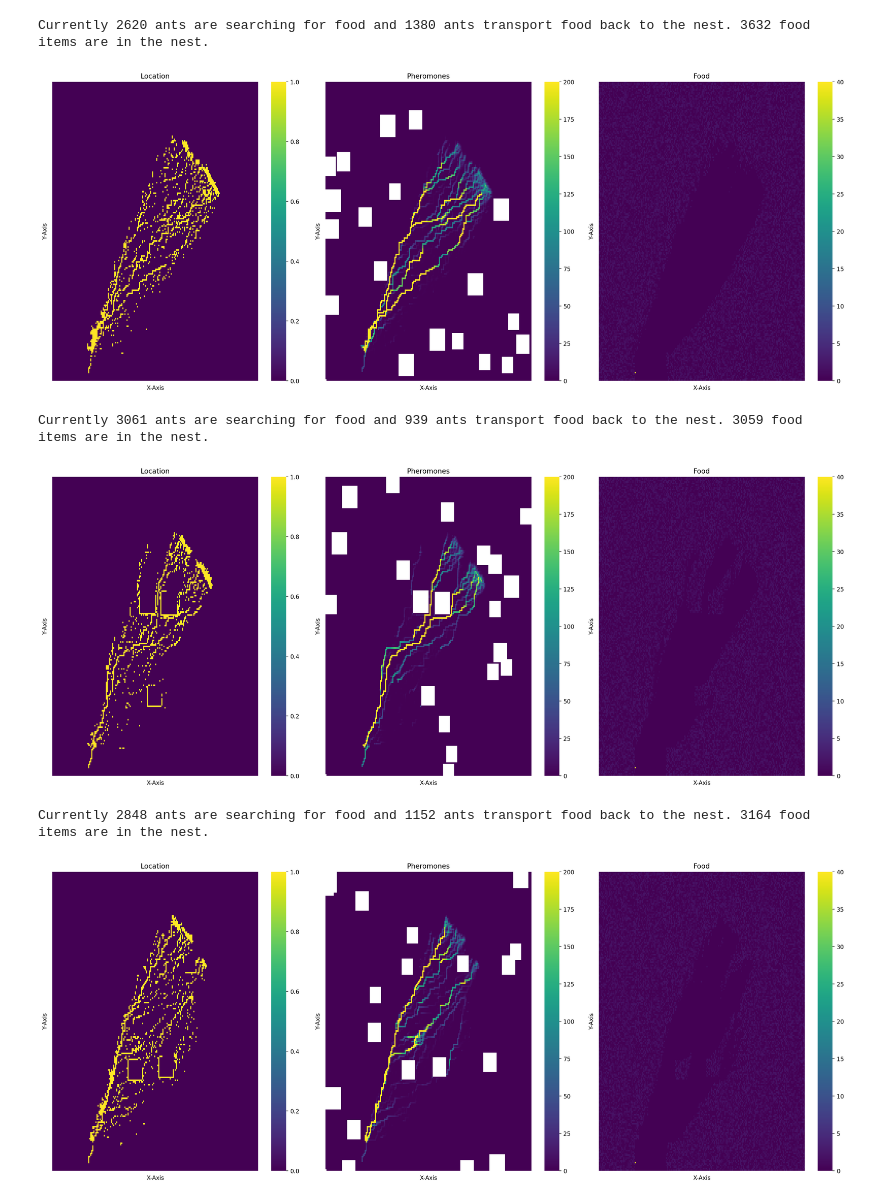
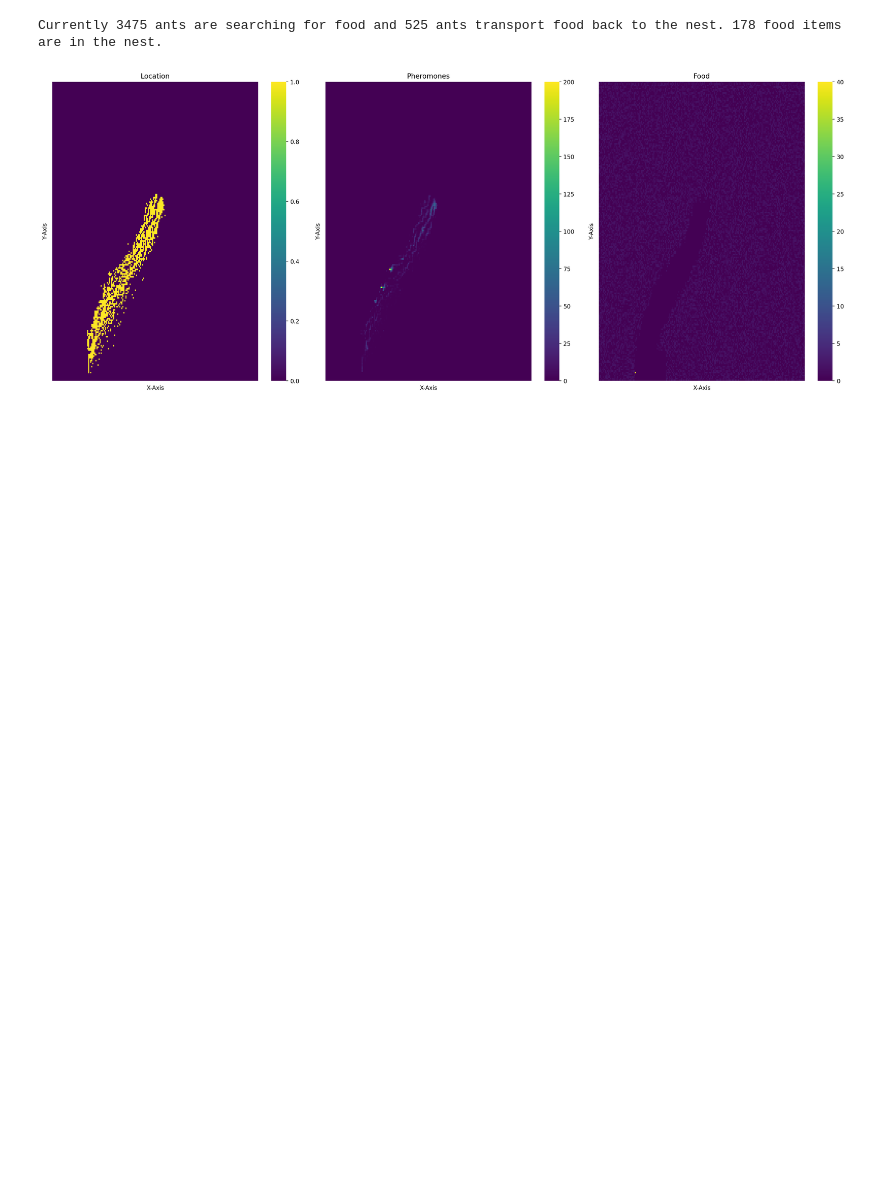
Before and after one commit to llctrautmann/ArmyAntsRaidingIAM, a Jupyter notebook: army_ants_raid_model_v2.ipynb, the cells around one changed output. Saved outputs shown, nothing was run; the diff lists cells and outputs as text; code cells hidden in the pictures; blank space fills up the shorter version.

```diff
--- a/army_ants_raid_model_v2.ipynb
+++ b/army_ants_raid_model_v2.ipynb
@@ -712,6 +707,6 @@ def model(nodes,steps,ants_per_step,max_ants):
 
     return nodes
 # %%
-nodes, node_array = create_nodes(n=40000,experiment=2,randomise_capacity = True,terrain=False, nests=False,realistic_world=False, evaporation_rate=1/10)
+nodes, node_array = create_nodes(n=40000,experiment=2,randomise_capacity = False,terrain=False, nests=False,realistic_world=False, evaporation_rate=1/10)
 new_nodes = model(nodes=nodes,steps=1000,ants_per_step=10,max_ants=4000)
 multiplot(new_nodes,one=False,two=False,total=True,exp='0x00_rand')
@@ -721,12 +713,8 @@ Currently 2936 ants are searching for food and 1064 ants transport food back to
 # %%
-for i in range(20):
-    nodes, node_array = create_nodes(n=40000,experiment=4,randomise_capacity = True,terrain=True, nests=False,realistic_world=False, evaporation_rate=1/30)
-    new_nodes = model(nodes=nodes,steps=1300,ants_per_step=10,max_ants=4000)
-    multiplot(new_nodes,one=False,two=False,total=True,exp='RxT')
+for i in range(1):
+    nodes, node_array = create_nodes(n=40000,experiment=4,randomise_capacity = False,terrain=False, nests=False,realistic_world=False, evaporation_rate=1/5)
+    new_nodes = model(nodes=nodes,steps=1000,ants_per_step=10,max_ants=4000)
+    multiplot(new_nodes,one=False,two=False,total=True,exp='Pheromones_normal')
 # %% [output]
-Currently 2620 ants are searching for food and 1380 ants transport food back to the nest. 3632 food items are in the nest.
+Currently 3475 ants are searching for food and 525 ants transport food back to the nest. 178 food items are in the nest.
-[figure, old version]
+[figure, new version]
-Currently 3061 ants are searching for food and 939 ants transport food back to the nest. 3059 food items are in the nest.
-[figure, removed]
-Currently 2848 ants are searching for food and 1152 ants transport food back to the nest. 3164 food items are in the nest.
-[figure, removed]
```
Also changed, not shown: parts of 3 cells of this notebook.
